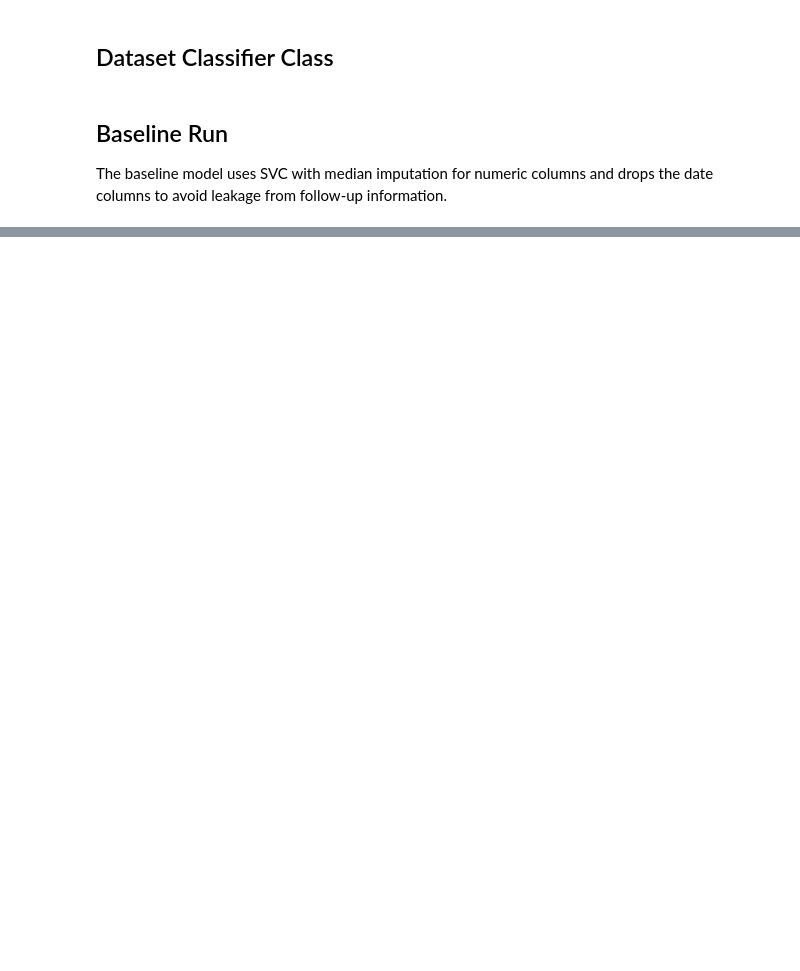
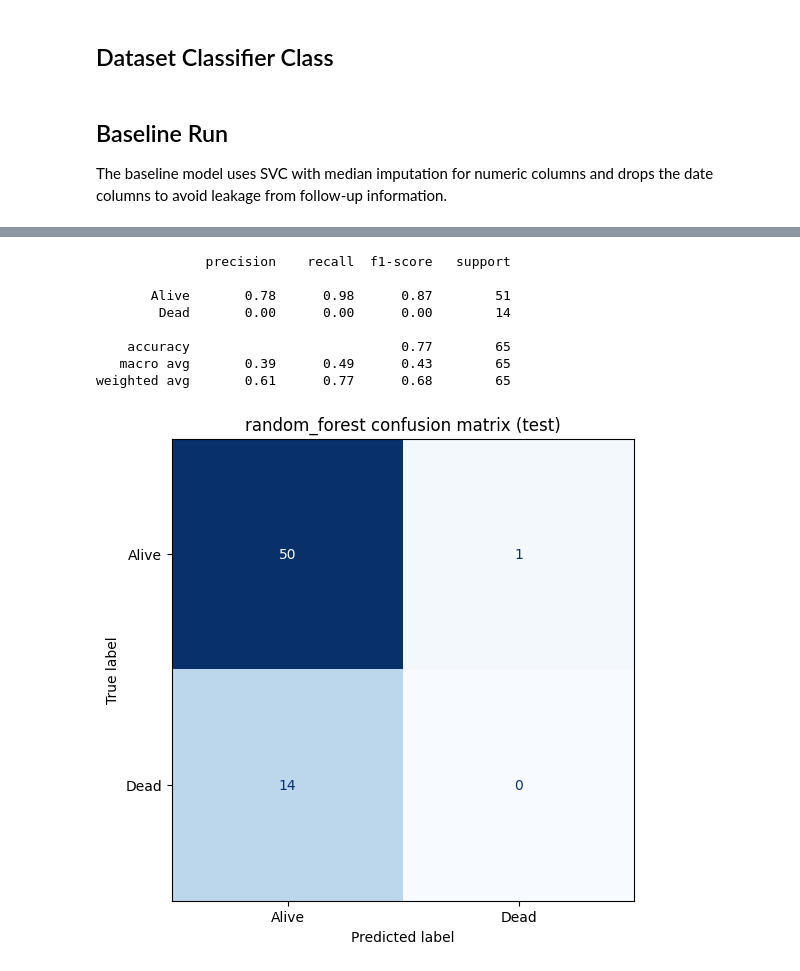
Before and after one commit to cfalcon-808/BE447_final_project, a Jupyter notebook: final_project1.ipynb, the cells around one changed output, grey strips where cells are left out. Drawn from its saved outputs; the diff is of its cells as text; code cells hidden in the pictures; blank space fills up the shorter version.

Commit message:
Added multi model analysis in the class

```diff
--- a/final_project1.ipynb
+++ b/final_project1.ipynb
@@ -485,0 +660,12 @@ weighted avg       0.64      0.57      0.60        65
+# %%
+now = time.time()
+model_results = compare_models(
+    data=bcsd_df,
+    target_column="Patient_Status",
+    model_names=["svc", "logistic_regression", "random_forest", "knn"],
+    date_columns=["Date_of_Surgery", "Date_of_Last_Visit"],
+    basic=True
+)
+
+display(model_results)
+get_elapsed_time(now)
@@ -485,0 +679,24 @@ weighted avg       0.64      0.57      0.60        65
+# %%
+best_model_name = model_results.iloc[0]["model_name"]
+
+best_clf = DatasetClassifier(
+    data=bcsd_df,
+    target_column="Patient_Status",
+    model_name=best_model_name,
+    date_columns=["Date_of_surgery", "Date_of_Last_Visit"],
+)
+
+best_clf.fit()
+best_clf.classification_report(split='test')
+best_clf.confusion_matrix(split='test')
+_ = best_clf.summarize_results()
+# %% [output]
+              precision    recall  f1-score   support
+
+       Alive       0.78      0.98      0.87        51
+        Dead       0.00      0.00      0.00        14
+
+    accuracy                           0.77        65
+   macro avg       0.39      0.49      0.43        65
+weighted avg       0.61      0.77      0.68        65
+[figure, added]
```
Also changed, not shown: parts of 9 cells of this notebook.
